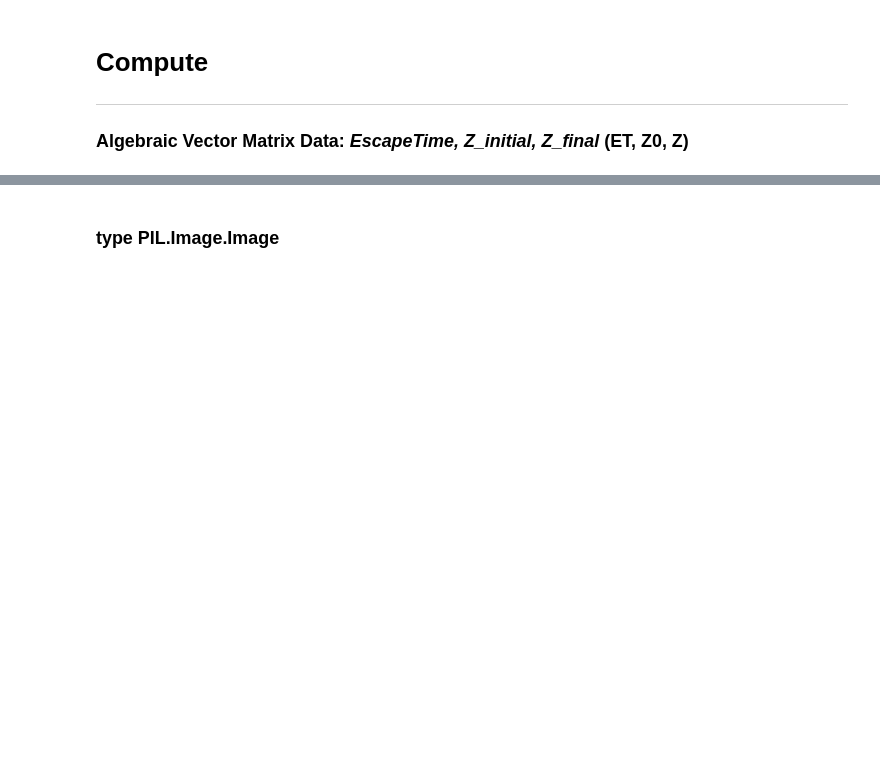
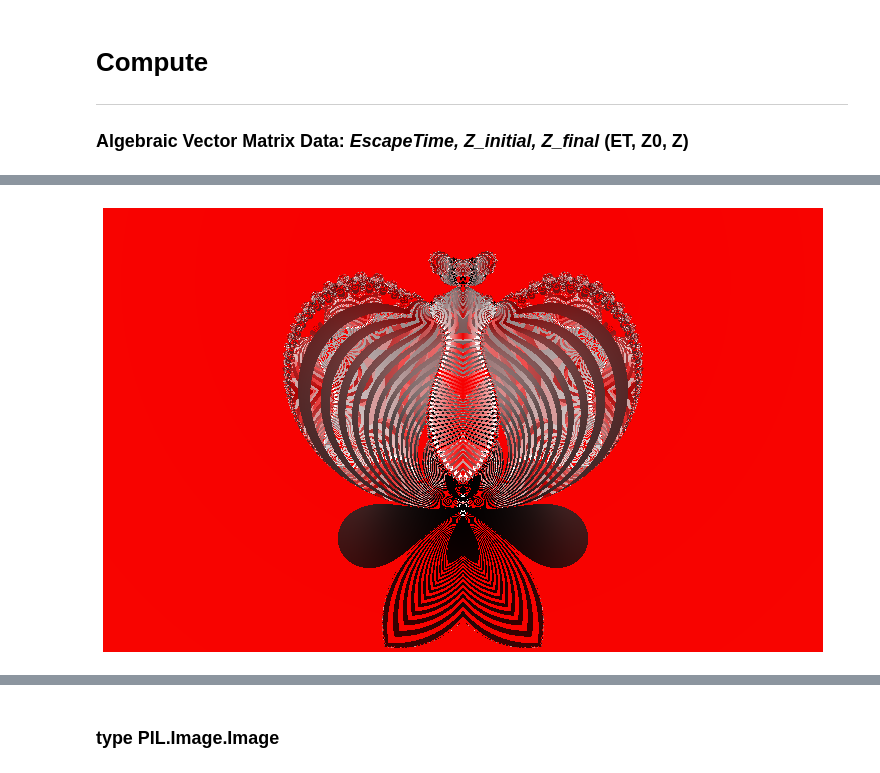
Before and after one commit to dlanier/scalygraphic, a Jupyter notebook: doc_code/Bitty_Wit_Display_Save_Whatever.ipynb, the cells around one changed output, grey strips where cells are left out. Drawn from its saved outputs; the diff is of its cells as text; code cells hidden in the pictures; blank space fills up the shorter version.

```diff
--- a/doc_code/Bitty_Wit_Display_Save_Whatever.ipynb
+++ b/doc_code/Bitty_Wit_Display_Save_Whatever.ipynb
@@ -96,0 +105,51 @@ data matrices size =  (444, 720)
+# %%
+def hsv_norm(Z0, Z, ET):
+    """ V, S, H = hsv_norm(Z0, Z, ET); Graphically usable matrices from escape time algorithm result
+    Args:
+        Z0:     matrix of complex starting points
+        Z:      matrix of final points (complex)
+        ET:     Escape-Time -- number of iterations
+
+    Returns:
+        V:      value
+        S:      saturation
+        H:      hue
+    """
+    Zv = Z - ET
+    V = mat2graphic(Zv)
+    S = mat2graphic(np.arctan2(np.imag(Zv), np.real(Zv)))
+    H = mat2graphic(Z0)
+
+    return V, S, H
+
+def get_rgb_32bit_NB(Z0, Z, ET):
+    """ get a color image from  the products of the escape-time-algorithm Using HSV - RGB model:
+
+    Args:
+        ET:     (Integer) matrix of the Escape Times
+        Z:      (complex) matrix of the final vectors
+        Z0:     (complex) matrix of the starting plane
+
+    Returns:
+        RGB:      OpenCV float 32 image
+
+    """
+    n_rows = np.shape(ET)[0]
+    n_cols = np.shape(ET)[1]
+    # Zd, Zr, ETn = etg_norm(Z0, Z, ET)
+    V, S, H = hsv_norm(Z0, Z, ET)
+
+    HSV = np.zeros((n_rows, n_cols, 3)).astype(np.float32)
+    HSV[:, :, 0] += H.astype(np.float32) # Hue
+    HSV[:, :, 1] += S.astype(np.float32)  # Saturation
+    HSV[:, :, 2] += V.astype(np.float32)  # Value
+
+    RGB = cv2.cvtColor(HSV, cv2.COLOR_HSV2RGB)
+
+    return RGB
+
+# Irgb = get_rgb_32bit_NB(ET_1, Z_1, Z0_1)
+Irgb = get_rgb_32bit_NB(Z0_1, Z_1, ET_1)
+nb_imshow(Irgb)
+# %% [output]
+[figure, added]
```
Also changed, not shown: parts of 8 cells of this notebook.
